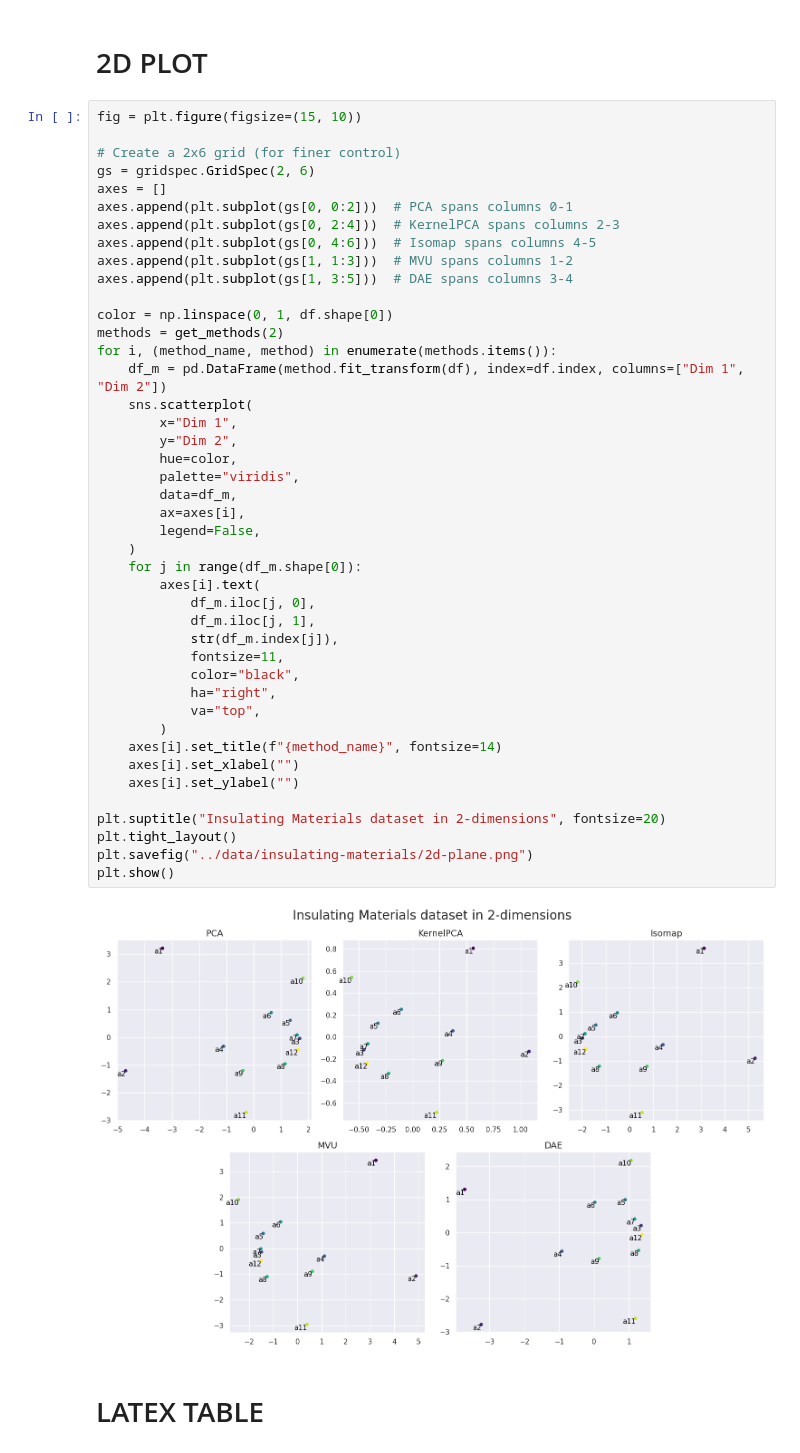
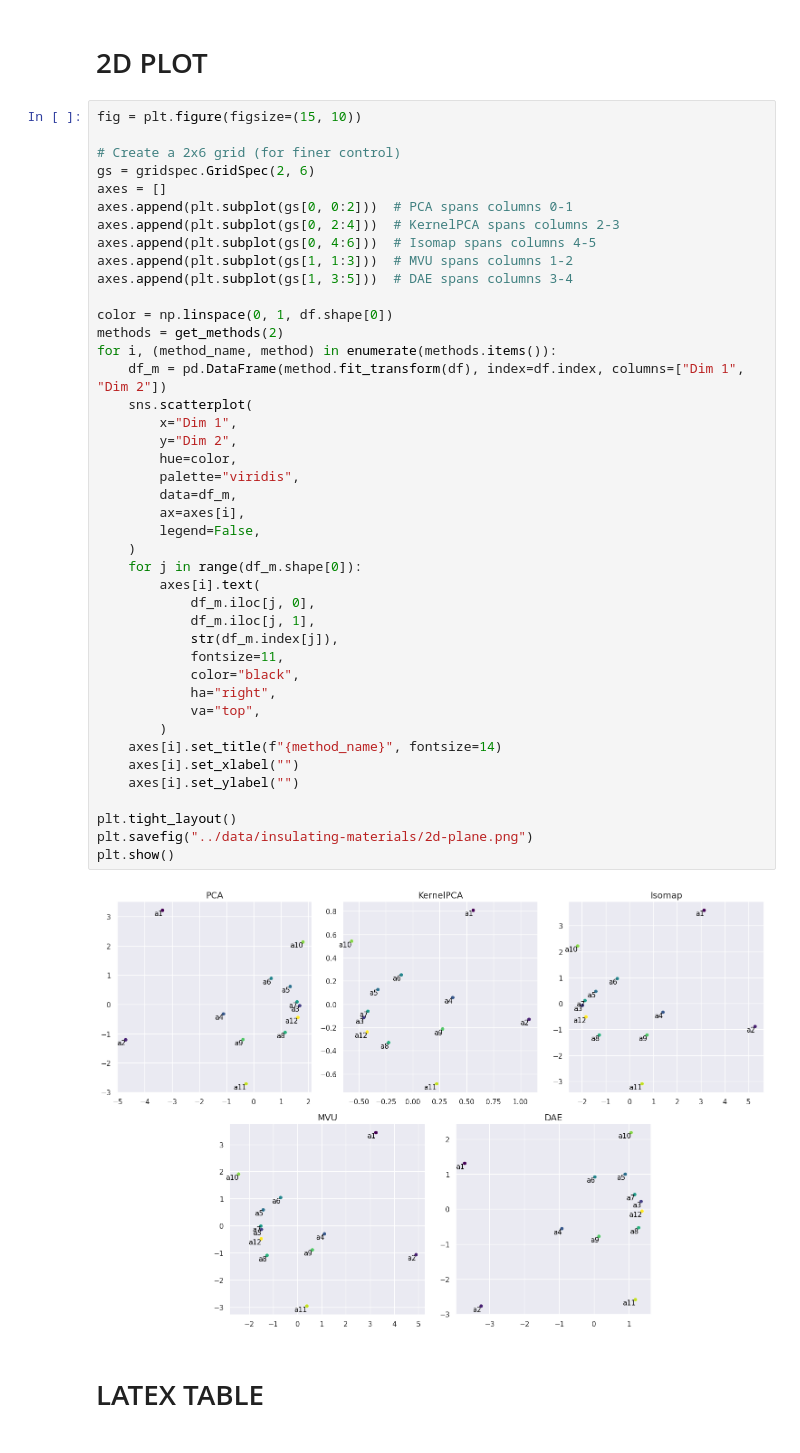
Before and after one commit to anras5/ordinal-regression-reduced, a Jupyter notebook: src/notebooks/case-study.ipynb, the cells around one changed output. Saved outputs shown, nothing was run; the diff lists cells and outputs as text.

```diff
--- a/src/notebooks/case-study.ipynb
+++ b/src/notebooks/case-study.ipynb
@@ -74,35 +78,34 @@ color = np.linspace(0, 1, df.shape[0])
 methods = get_methods(2)
 for i, (method_name, method) in enumerate(methods.items()):
     df_m = pd.DataFrame(method.fit_transform(df), index=df.index, columns=["Dim 1", "Dim 2"])
     sns.scatterplot(
         x="Dim 1",
         y="Dim 2",
         hue=color,
         palette="viridis",
         data=df_m,
         ax=axes[i],
         legend=False,
     )
     for j in range(df_m.shape[0]):
         axes[i].text(
             df_m.iloc[j, 0],
             df_m.iloc[j, 1],
             str(df_m.index[j]),
             fontsize=11,
             color="black",
             ha="right",
             va="top",
         )
     axes[i].set_title(f"{method_name}", fontsize=14)
     axes[i].set_xlabel("")
     axes[i].set_ylabel("")
 
-plt.suptitle("Insulating Materials dataset in 2-dimensions", fontsize=20)
 plt.tight_layout()
 plt.savefig("../data/insulating-materials/2d-plane.png")
 plt.show()
 # %% [output]
-[figure, old version]
+[figure, new version]
 # %% [markdown]
 # LATEX TABLE
 # %% [markdown]
```
Also changed, not shown: parts of 39 cells of this notebook.
